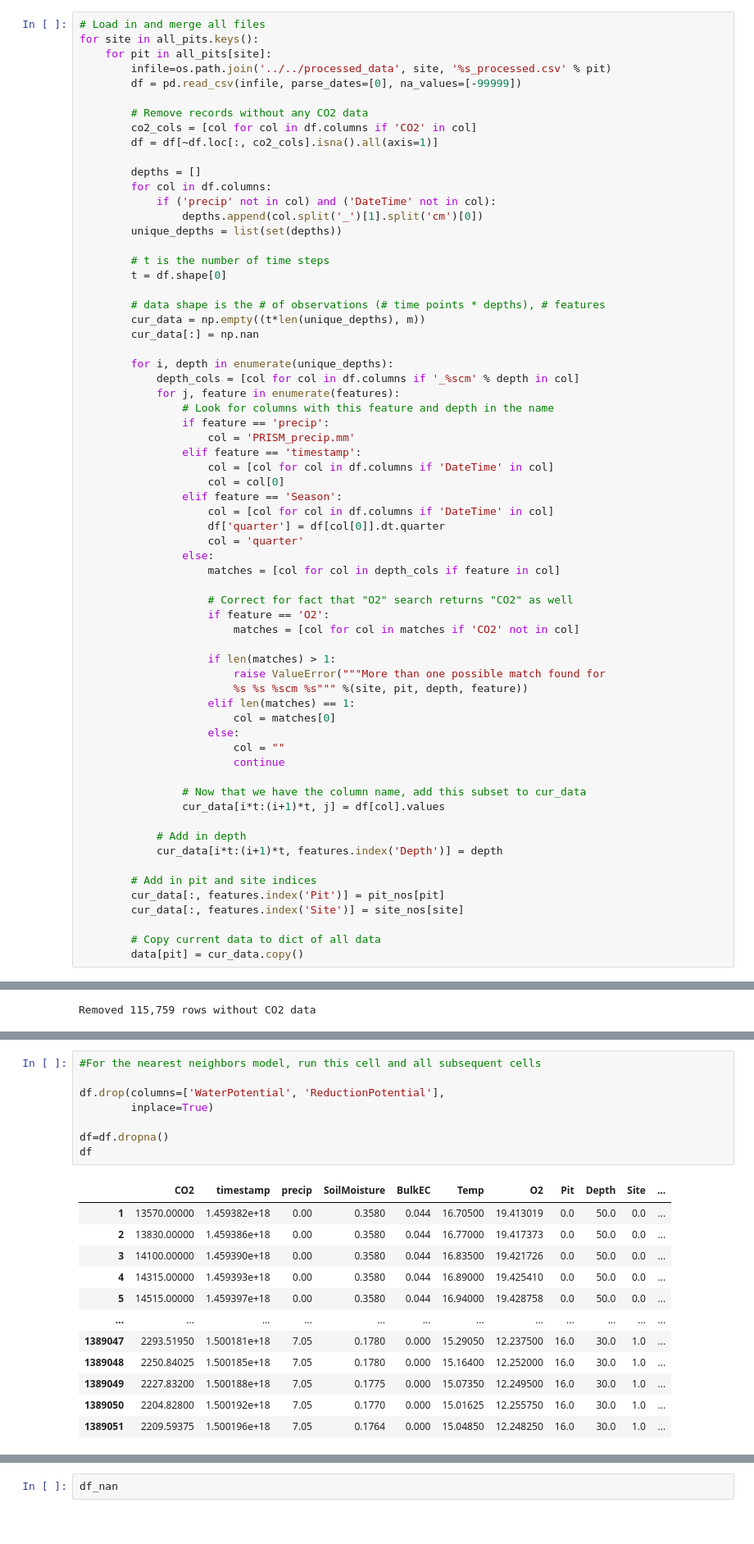
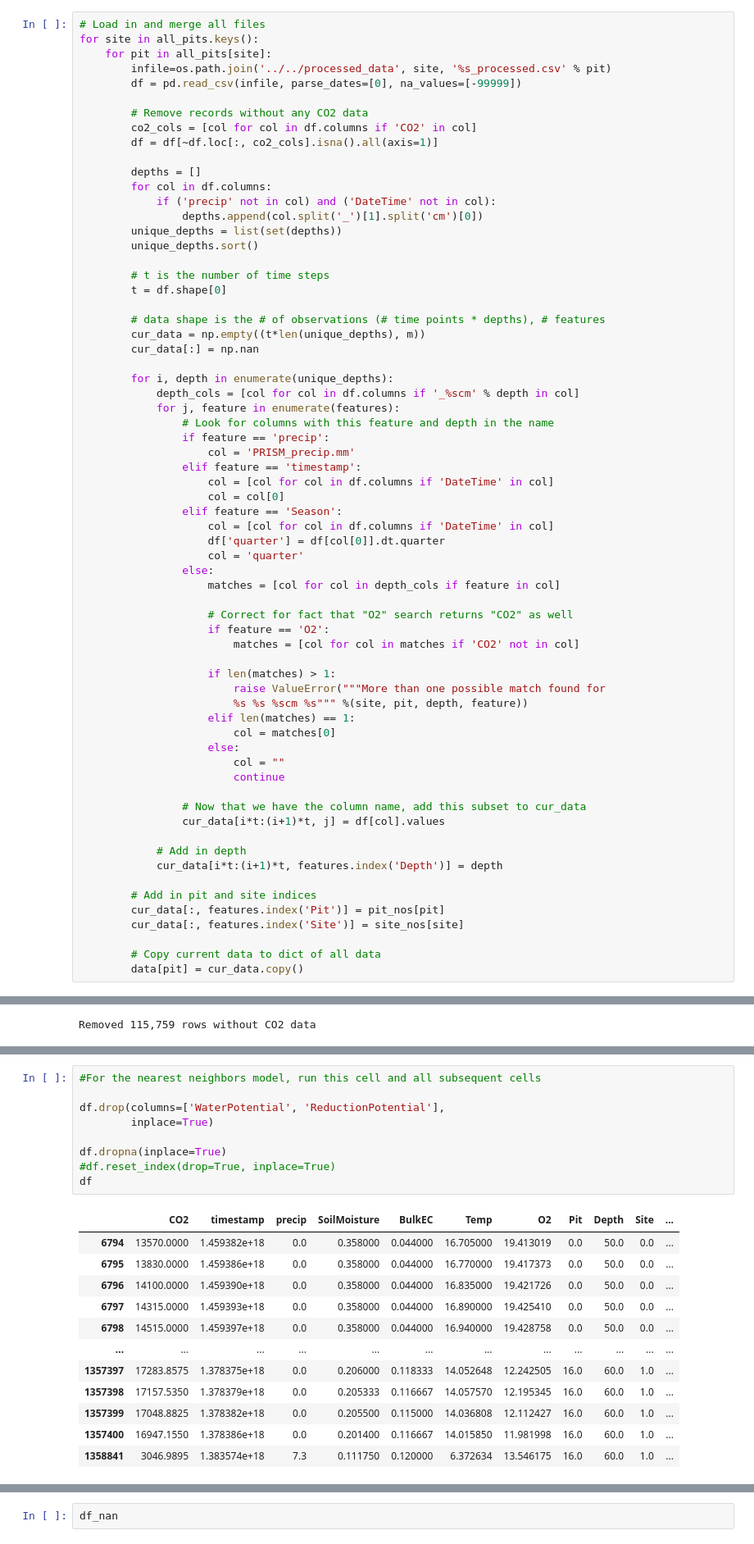
Before and after one commit to mberghouse/CO2-Data, a Jupyter notebook: python_processing/Soil_moisture_model/Model_testing.ipynb, the cells around one changed output, grey strips where cells are left out. Shown at 82% size. Saved outputs shown, nothing was run; the diff lists cells and outputs as text.

```diff
--- a/python_processing/Soil_moisture_model/Model_testing.ipynb
+++ b/python_processing/Soil_moisture_model/Model_testing.ipynb
@@ -102,6 +102,7 @@ for site in all_pits.keys():
             if ('precip' not in col) and ('DateTime' not in col):
                 depths.append(col.split('_')[1].split('cm')[0])
         unique_depths = list(set(depths))
+        unique_depths.sort()
 
         # t is the number of time steps
         t = df.shape[0]
@@ -174,24 +178,25 @@ from sklearn.preprocessing import StandardScaler
 # %%
 #For the nearest neighbors model, run this cell and all subsequent cells
 
 df.drop(columns=['WaterPotential', 'ReductionPotential'],
         inplace=True)
 
-df=df.dropna()
+df.dropna(inplace=True)
+#df.reset_index(drop=True, inplace=True)
 df
 # %% [output]
 |  | CO2 | timestamp | precip | SoilMoisture | BulkEC | Temp | O2 | Pit | Depth | Site | ... |
-| 1 | 13570.00000 | 1.459382e+18 | 0.00 | 0.3580 | 0.044 | 16.70500 | 19.413019 | 0.0 | 50.0 | 0.0 | ... |
-| 2 | 13830.00000 | 1.459386e+18 | 0.00 | 0.3580 | 0.044 | 16.77000 | 19.417373 | 0.0 | 50.0 | 0.0 | ... |
-| 3 | 14100.00000 | 1.459390e+18 | 0.00 | 0.3580 | 0.044 | 16.83500 | 19.421726 | 0.0 | 50.0 | 0.0 | ... |
-| 4 | 14315.00000 | 1.459393e+18 | 0.00 | 0.3580 | 0.044 | 16.89000 | 19.425410 | 0.0 | 50.0 | 0.0 | ... |
-| 5 | 14515.00000 | 1.459397e+18 | 0.00 | 0.3580 | 0.044 | 16.94000 | 19.428758 | 0.0 | 50.0 | 0.0 | ... |
+| 6794 | 13570.0000 | 1.459382e+18 | 0.0 | 0.358000 | 0.044000 | 16.705000 | 19.413019 | 0.0 | 50.0 | 0.0 | ... |
+| 6795 | 13830.0000 | 1.459386e+18 | 0.0 | 0.358000 | 0.044000 | 16.770000 | 19.417373 | 0.0 | 50.0 | 0.0 | ... |
+| 6796 | 14100.0000 | 1.459390e+18 | 0.0 | 0.358000 | 0.044000 | 16.835000 | 19.421726 | 0.0 | 50.0 | 0.0 | ... |
+| 6797 | 14315.0000 | 1.459393e+18 | 0.0 | 0.358000 | 0.044000 | 16.890000 | 19.425410 | 0.0 | 50.0 | 0.0 | ... |
+| 6798 | 14515.0000 | 1.459397e+18 | 0.0 | 0.358000 | 0.044000 | 16.940000 | 19.428758 | 0.0 | 50.0 | 0.0 | ... |
 | ... | ... | ... | ... | ... | ... | ... | ... | ... | ... | ... | ... |
-| 1389047 | 2293.51950 | 1.500181e+18 | 7.05 | 0.1780 | 0.000 | 15.29050 | 12.237500 | 16.0 | 30.0 | 1.0 | ... |
-| 1389048 | 2250.84025 | 1.500185e+18 | 7.05 | 0.1780 | 0.000 | 15.16400 | 12.252000 | 16.0 | 30.0 | 1.0 | ... |
-| 1389049 | 2227.83200 | 1.500188e+18 | 7.05 | 0.1775 | 0.000 | 15.07350 | 12.249500 | 16.0 | 30.0 | 1.0 | ... |
-| 1389050 | 2204.82800 | 1.500192e+18 | 7.05 | 0.1770 | 0.000 | 15.01625 | 12.255750 | 16.0 | 30.0 | 1.0 | ... |
-| 1389051 | 2209.59375 | 1.500196e+18 | 7.05 | 0.1764 | 0.000 | 15.04850 | 12.248250 | 16.0 | 30.0 | 1.0 | ... |
+| 1357397 | 17283.8575 | 1.378375e+18 | 0.0 | 0.206000 | 0.118333 | 14.052648 | 12.242505 | 16.0 | 60.0 | 1.0 | ... |
+| 1357398 | 17157.5350 | 1.378379e+18 | 0.0 | 0.205333 | 0.116667 | 14.057570 | 12.195345 | 16.0 | 60.0 | 1.0 | ... |
+| 1357399 | 17048.8825 | 1.378382e+18 | 0.0 | 0.205500 | 0.115000 | 14.036808 | 12.112427 | 16.0 | 60.0 | 1.0 | ... |
+| 1357400 | 16947.1550 | 1.378386e+18 | 0.0 | 0.201400 | 0.116667 | 14.015850 | 11.981998 | 16.0 | 60.0 | 1.0 | ... |
+| 1358841 | 3046.9895 | 1.383574e+18 | 7.3 | 0.111750 | 0.120000 | 6.372634 | 13.546175 | 16.0 | 60.0 | 1.0 | ... |
 837500 rows × 11 columns
 # %%
 #Model Comparison code starts below. Only cells 1-7 (except 5) need to be run in order to start the model comparison section.
```
Also changed, not shown: parts of 14 cells of this notebook.
